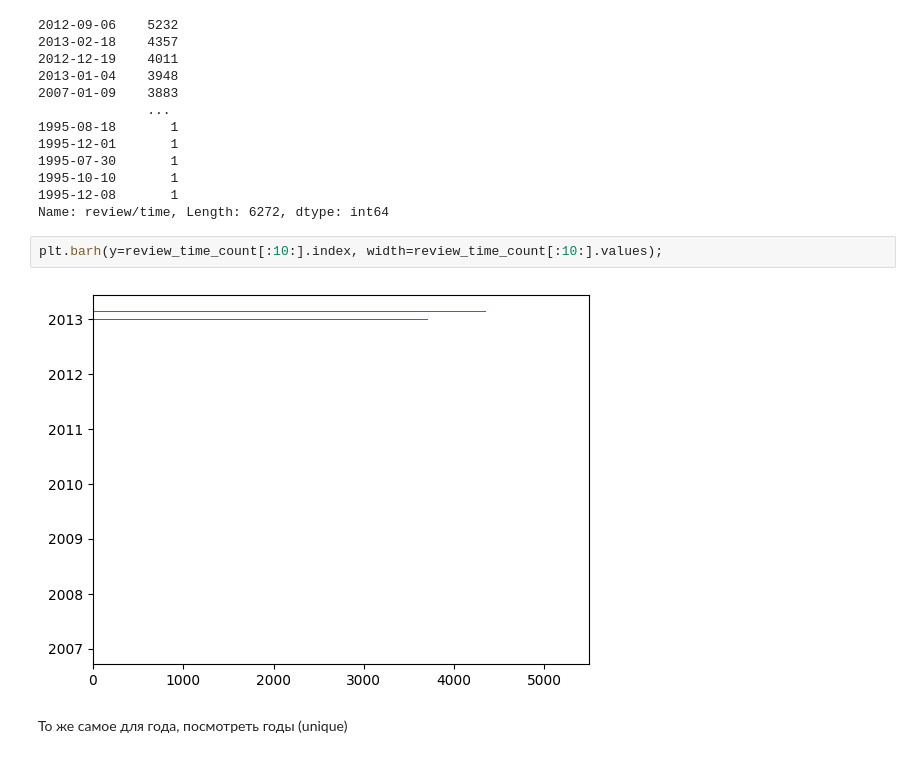
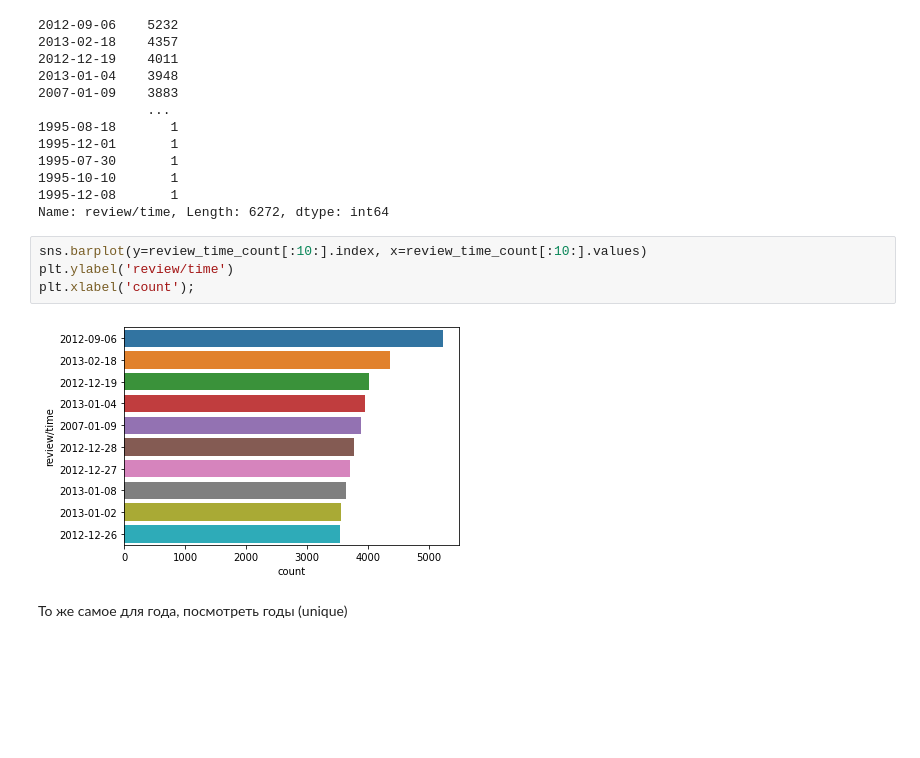
Before and after one commit to LeonSysprog/BookReviews, a Jupyter notebook: ml.ipynb, the cells around one changed output. Saved outputs shown, nothing was run; the diff lists cells and outputs as text; blank space fills up the shorter version.

```diff
--- a/ml.ipynb
+++ b/ml.ipynb
@@ -342,8 +394,10 @@ review_time_count
 1995-12-08       1
 Name: review/time, Length: 6272, dtype: int64
 # %%
-plt.barh(y=review_time_count[:10:].index, width=review_time_count[:10:].values);
+sns.barplot(y=review_time_count[:10:].index, x=review_time_count[:10:].values)
+plt.ylabel('review/time')
+plt.xlabel('count');
 # %% [output]
-[figure, old version]
+[figure, new version]
 # %% [markdown]
 То же самое для года, посмотреть годы (unique)
```
Also changed, not shown: parts of 39 cells of this notebook.
